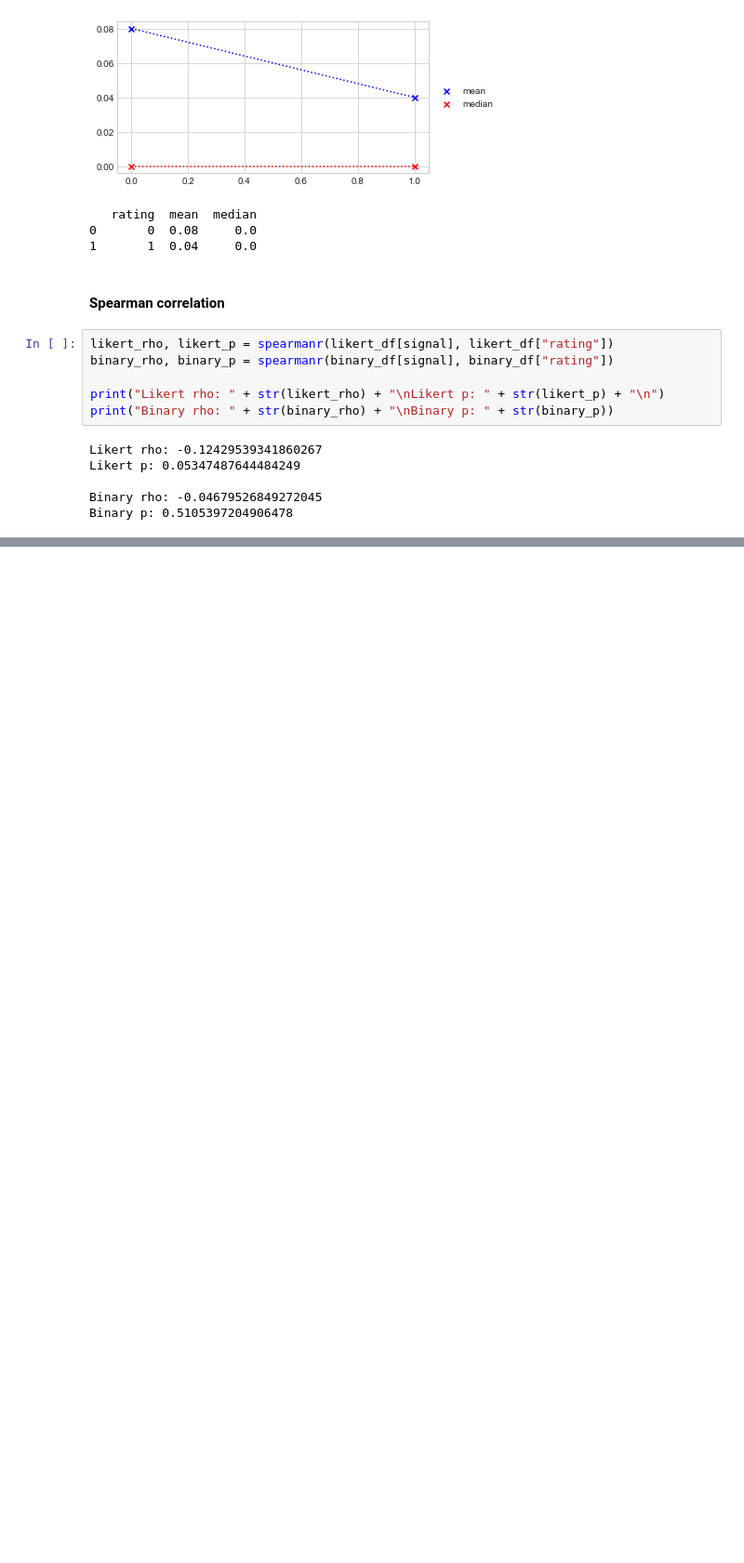
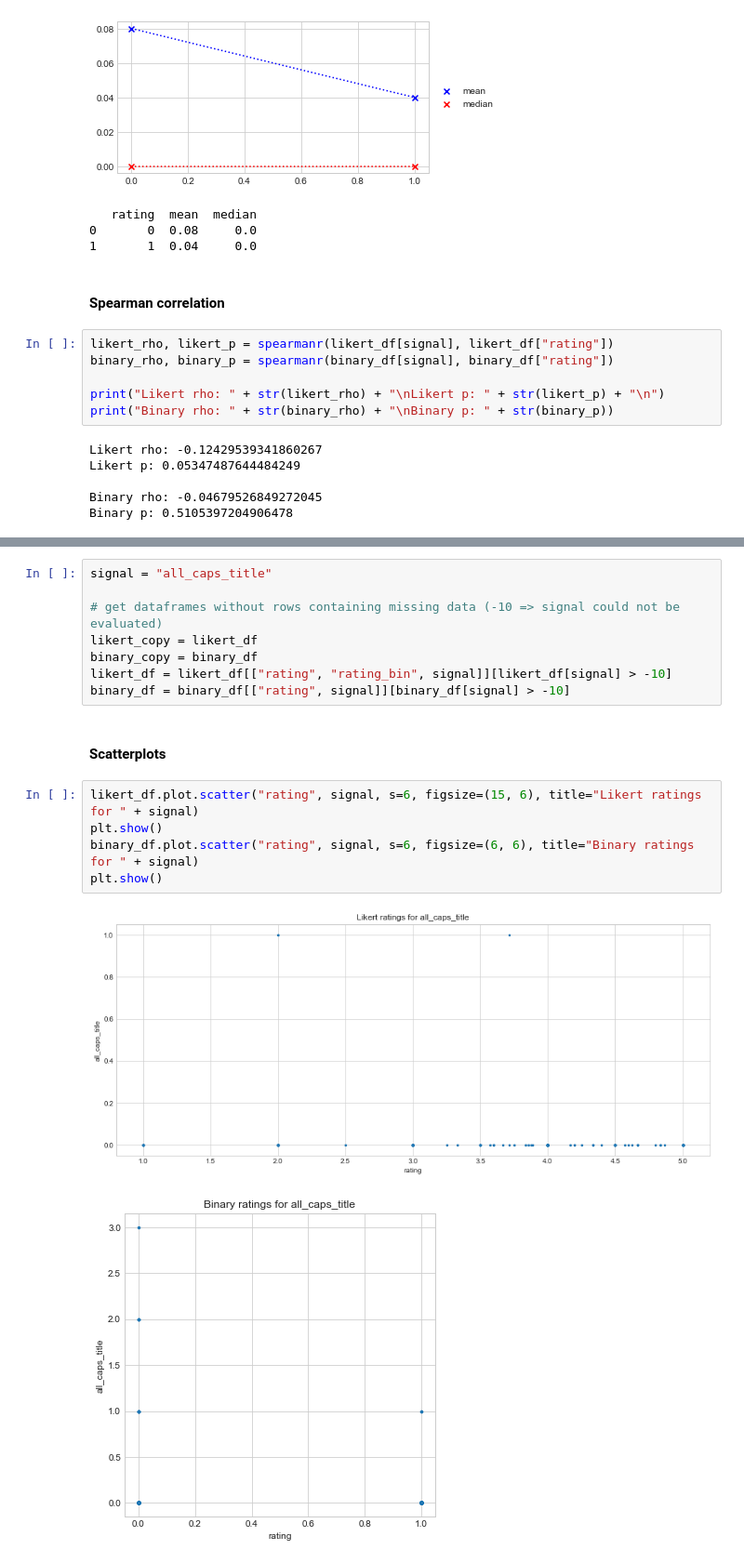
Before and after one commit to lvap/alpaca, a Jupyter notebook: analysis/signal_analysis.ipynb, the cells around one changed output, grey strips where cells are left out. Shown at 93% size. Drawn from its saved outputs; the diff is of its cells as text; blank space fills up the shorter version.

```diff
--- a/analysis/signal_analysis.ipynb
+++ b/analysis/signal_analysis.ipynb
@@ -968,0 +1064,18 @@ Binary p: 0.5105397204906478
+# %%
+signal = "all_caps_title"
+
+# get dataframes without rows containing missing data (-10 => signal could not be evaluated)
+likert_copy = likert_df
+binary_copy = binary_df
+likert_df = likert_df[["rating", "rating_bin", signal]][likert_df[signal] > -10]
+binary_df = binary_df[["rating", signal]][binary_df[signal] > -10]
+# %% [markdown]
+#### Scatterplots
+# %%
+likert_df.plot.scatter("rating", signal, s=6, figsize=(15, 6), title="Likert ratings for " + signal)
+plt.show()
+binary_df.plot.scatter("rating", signal, s=6, figsize=(6, 6), title="Binary ratings for " + signal)
+plt.show()
+# %% [output]
+[figure, added]
+[figure, added]
```
Also changed, not shown: parts of 31 cells of this notebook, 9 other files.
